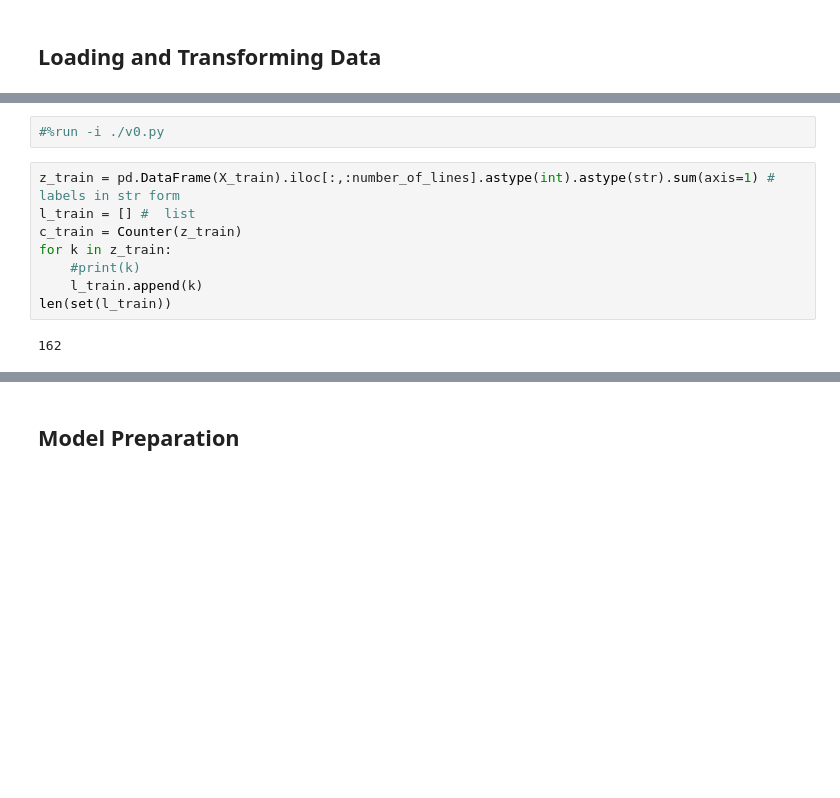
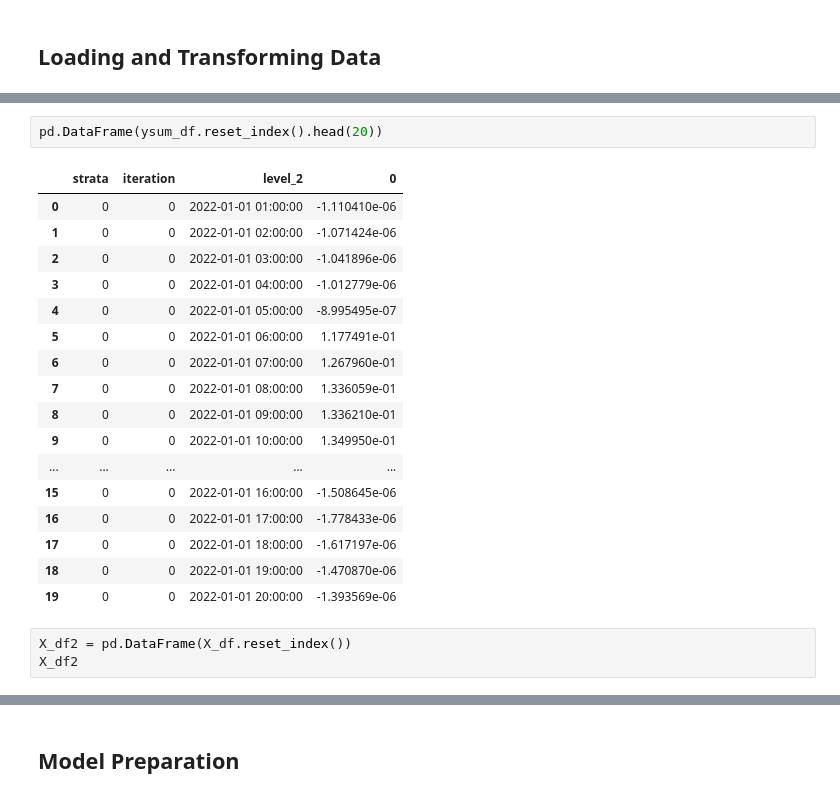
Before and after one commit to reXplan-project/reXplan-repo, a Jupyter notebook: jupyter_notebooks/ml_script.ipynb, the cells around one changed output, grey strips where cells are left out. Cells and saved outputs as stored; diff of their text form; blank space fills up the shorter version.

```diff
--- a/jupyter_notebooks/ml_script.ipynb
+++ b/jupyter_notebooks/ml_script.ipynb
@@ -333,13 +310,24 @@ y_val = scaler_y.transform(y_val).astype(float)
-# %%
-#%run -i ./v0.py
-# %%
-z_train = pd.DataFrame(X_train).iloc[:,:number_of_lines].astype(int).astype(str).sum(axis=1) # labels in str form
-l_train = [] #  list
-c_train = Counter(z_train)
-for k in z_train:
-    #print(k)
-    l_train.append(k)
-len(set(l_train))
-# %% [output]
-162
+# %%
+pd.DataFrame(ysum_df.reset_index().head(20))
+# %% [output]
+|  | strata | iteration | level_2 | 0 |
+| 0 | 0 | 0 | 2022-01-01 01:00:00 | -1.110410e-06 |
+| 1 | 0 | 0 | 2022-01-01 02:00:00 | -1.071424e-06 |
+| 2 | 0 | 0 | 2022-01-01 03:00:00 | -1.041896e-06 |
+| 3 | 0 | 0 | 2022-01-01 04:00:00 | -1.012779e-06 |
+| 4 | 0 | 0 | 2022-01-01 05:00:00 | -8.995495e-07 |
+| 5 | 0 | 0 | 2022-01-01 06:00:00 | 1.177491e-01 |
+| 6 | 0 | 0 | 2022-01-01 07:00:00 | 1.267960e-01 |
+| 7 | 0 | 0 | 2022-01-01 08:00:00 | 1.336059e-01 |
+| 8 | 0 | 0 | 2022-01-01 09:00:00 | 1.336210e-01 |
+| 9 | 0 | 0 | 2022-01-01 10:00:00 | 1.349950e-01 |
+| ... | ... | ... | ... | ... |
+| 15 | 0 | 0 | 2022-01-01 16:00:00 | -1.508645e-06 |
+| 16 | 0 | 0 | 2022-01-01 17:00:00 | -1.778433e-06 |
+| 17 | 0 | 0 | 2022-01-01 18:00:00 | -1.617197e-06 |
+| 18 | 0 | 0 | 2022-01-01 19:00:00 | -1.470870e-06 |
+| 19 | 0 | 0 | 2022-01-01 20:00:00 | -1.393569e-06 |
+# %%
+X_df2 = pd.DataFrame(X_df.reset_index())
+X_df2
 # %%
```
Also changed, not shown: parts of 12 cells of this notebook, 8 other files.
